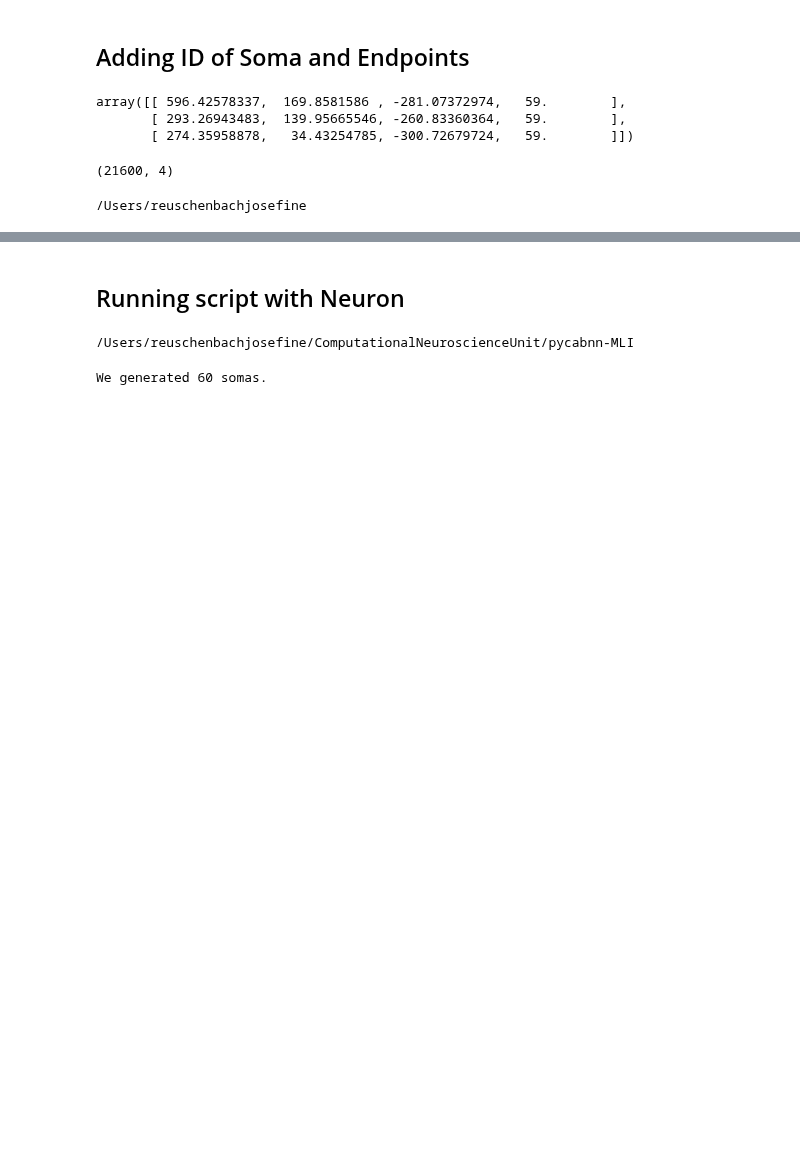
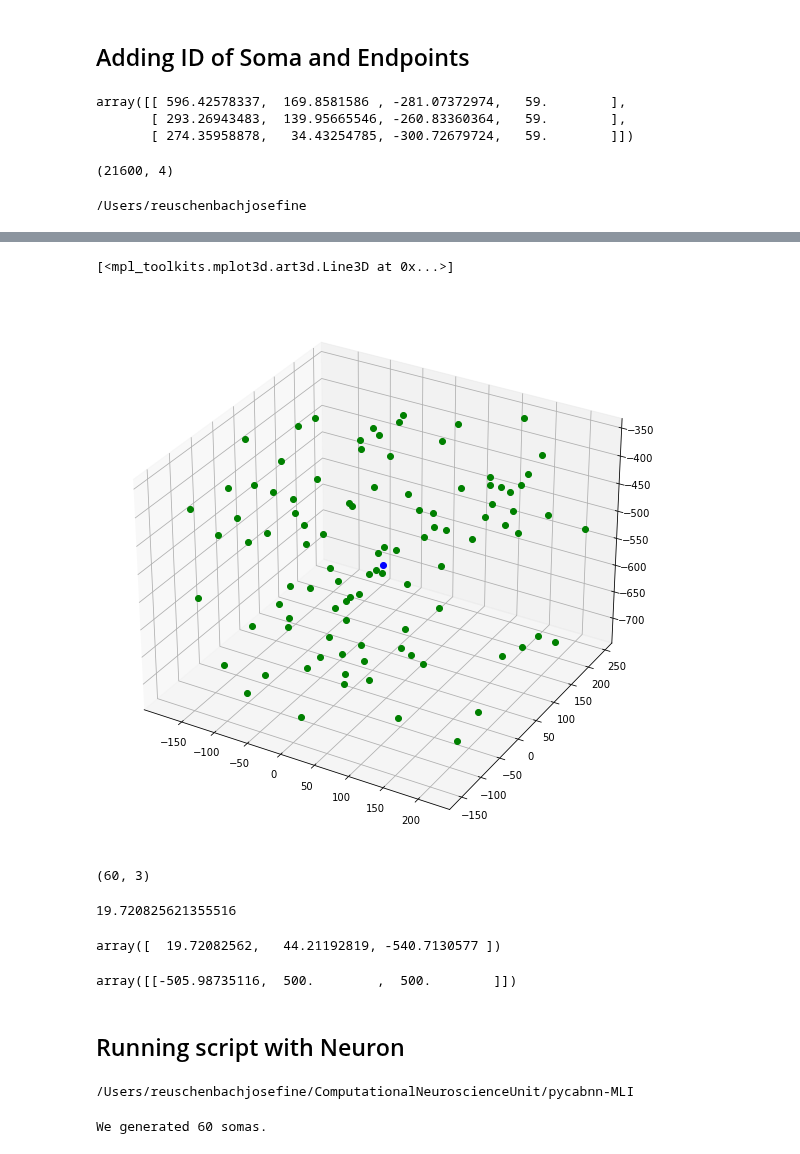
Before and after one commit to CNS-OIST/pycabnn, a Jupyter notebook: notebooks/MLI_geometry_workbook.ipynb, the cells around one changed output, grey strips where cells are left out. Cells and saved outputs as stored; diff of their text form; code cells hidden in the pictures; blank space fills up the shorter version.

```diff
--- a/notebooks/MLI_geometry_workbook.ipynb
+++ b/notebooks/MLI_geometry_workbook.ipynb
@@ -585,0 +606,27 @@ cd
+# %%
+center=somas[0]
+axons = np.zeros((100,3))
+axons = np.array([np.random.uniform((center-200),(center+200),3) for i in axons]) # cos=x; sin=y
+axons[:,0] = np.random.uniform((center[0]-200),(center[0]+200), size=100)
+axons[:,1] = np.random.uniform((center[1]-200),(center[1]+200), size=100)
+axons[:,2] = np.random.uniform((center[2]-200),(center[2]+200), size=100)
+# %%
+fig = plt.figure(figsize=(10,10))
+ax = fig.add_subplot(111, projection='3d')
+ax.plot(axons[:,0], axons[:,1], axons[:,2],'og')
+ax.plot(somas[0,0], somas[0,1], somas[0,2],'ob')
+# %% [output]
+[<mpl_toolkits.mplot3d.art3d.Line3D at 0x...>]
+[figure, added]
+# %%
+somas.shape
+# %% [output]
+(60, 3)
+# %%
+cent[0]
+# %% [output]
+19.720825621355516
+# %%
+ax
+# %% [output]
+array([  19.72082562,   44.21192819, -540.7130577 ])
@@ -585,0 +635,4 @@ cd
+# %%
+a
+# %% [output]
+array([[-505.98735116,  500.        ,  500.        ]])
```
Also changed, not shown: parts of 18 cells of this notebook, 2 other files.
